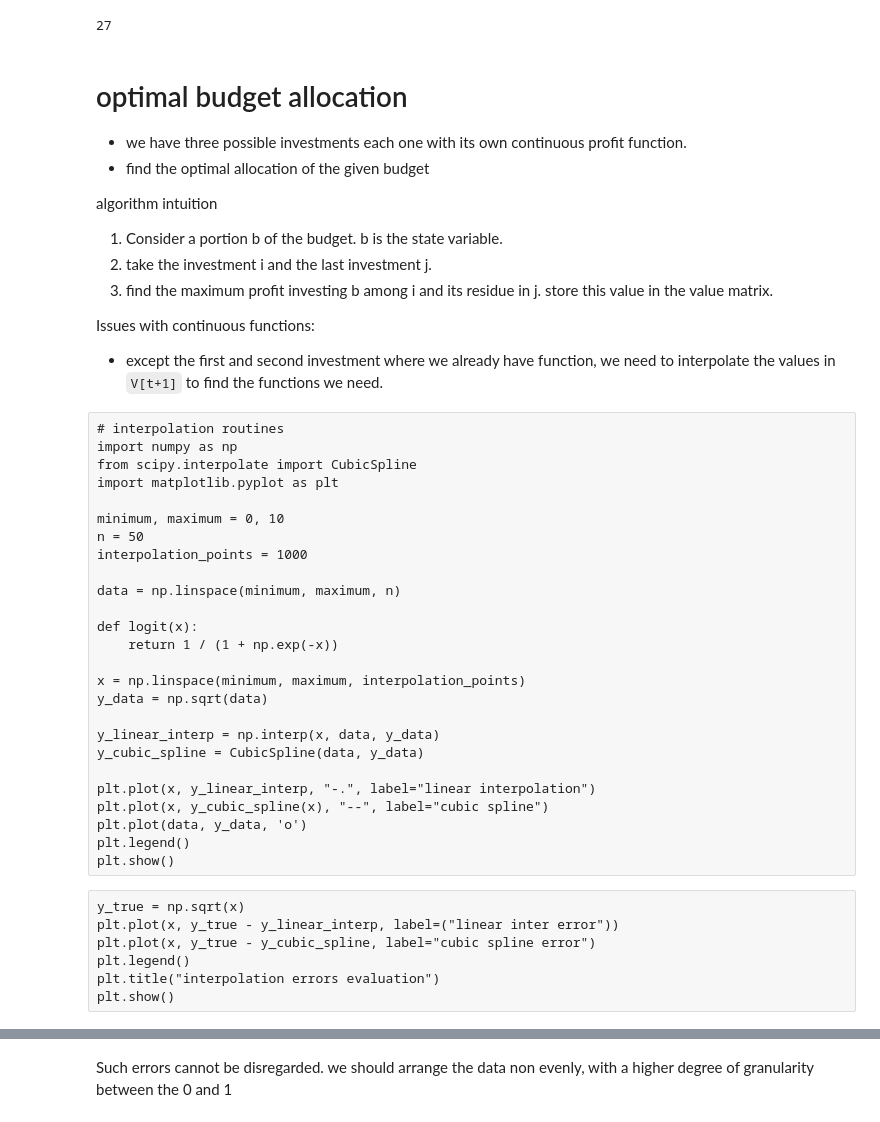
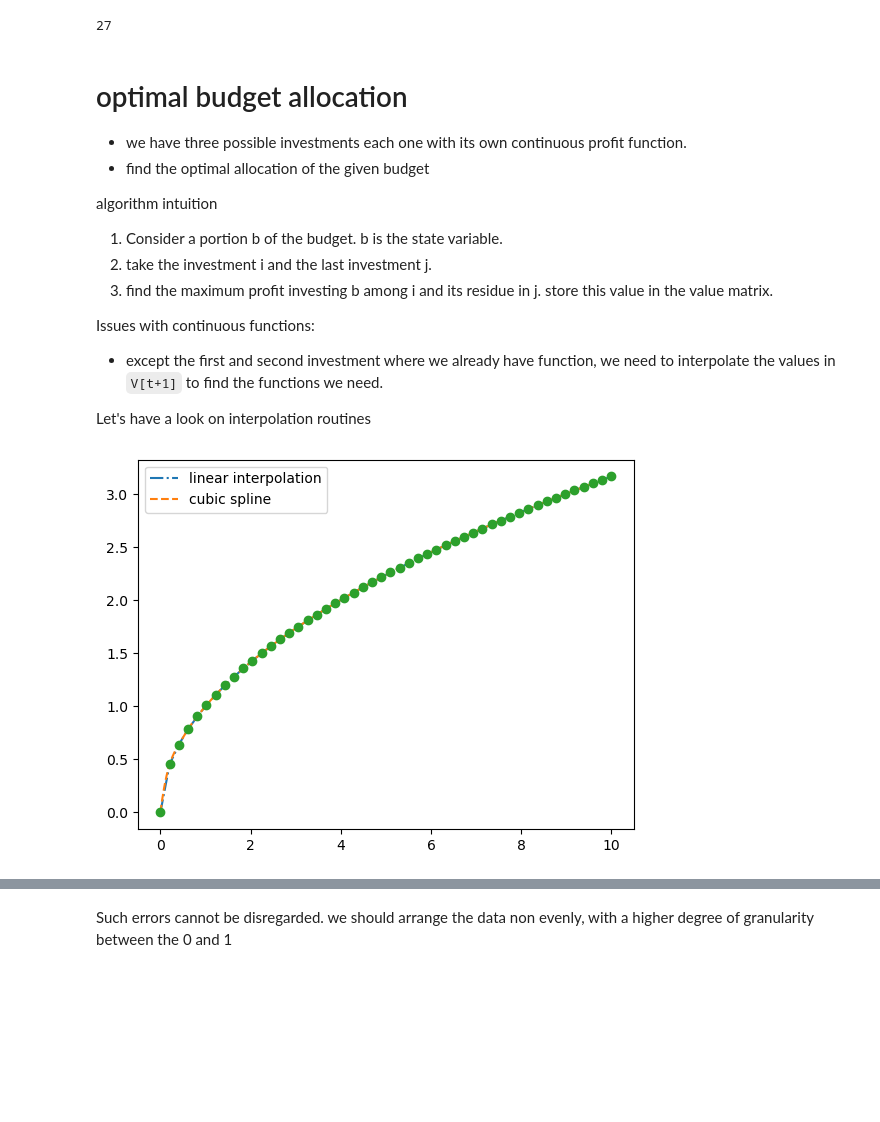
Before and after one commit to Yourne/DP_practice_problems, a Jupyter notebook: dynamic_programming.ipynb, the cells around one changed output, grey strips where cells are left out. Saved outputs shown, nothing was run; the diff lists cells and outputs as text; code cells hidden in the pictures; blank space fills up the shorter version.

```diff
--- a/dynamic_programming.ipynb
+++ b/dynamic_programming.ipynb
@@ -89,36 +89,33 @@ algorithm intuition
 
 Issues with continuous functions:
 * except the first and second investment where we already have function, we need to interpolate the values in `V[t+1]` to find the functions we need.
+
+Let's have a look on interpolation routines
-# %% [raw]
-# interpolation routines
-import numpy as np
-from scipy.interpolate import CubicSpline
-import matplotlib.pyplot as plt
-
-minimum, maximum = 0, 10
-n = 50
-interpolation_points = 1000
-
-data = np.linspace(minimum, maximum, n)
-
-def logit(x):
-    return 1 / (1 + np.exp(-x))
-
-x = np.linspace(minimum, maximum, interpolation_points)
-y_data = np.sqrt(data)
-
-y_linear_interp = np.interp(x, data, y_data)
-y_cubic_spline = CubicSpline(data, y_data)
-
-plt.plot(x, y_linear_interp, "-.", label="linear interpolation")
-plt.plot(x, y_cubic_spline(x), "--", label="cubic spline")
-plt.plot(data, y_data, 'o')
-plt.legend()
-plt.show()
-# %% [raw]
-y_true = np.sqrt(x)
-plt.plot(x, y_true - y_linear_interp, label=("linear inter error"))
-plt.plot(x, y_true - y_cubic_spline, label="cubic spline error")
-plt.legend()
-plt.title("interpolation errors evaluation")
-plt.show()
+# %%
+# interpolation routines
+import numpy as np
+from scipy.interpolate import CubicSpline
+import matplotlib.pyplot as plt
+
+minimum, maximum = 0, 10
+n = 50
+interpolation_points = 1000
+
+data = np.linspace(minimum, maximum, n)
+
+def logit(x):
+    return 1 / (1 + np.exp(-x))
+
+x = np.linspace(minimum, maximum, interpolation_points)
+y_data = np.sqrt(data)
+
+y_linear_interp = np.interp(x, data, y_data)
+y_cubic_spline = CubicSpline(data, y_data)
+
+plt.plot(x, y_linear_interp, "-.", label="linear interpolation")
+plt.plot(x, y_cubic_spline(x), "--", label="cubic spline")
+plt.plot(data, y_data, 'o')
+plt.legend()
+plt.show()
+# %% [output]
+[figure, added]
```
Also changed, not shown: parts of 2 cells of this notebook, 1 other file.
